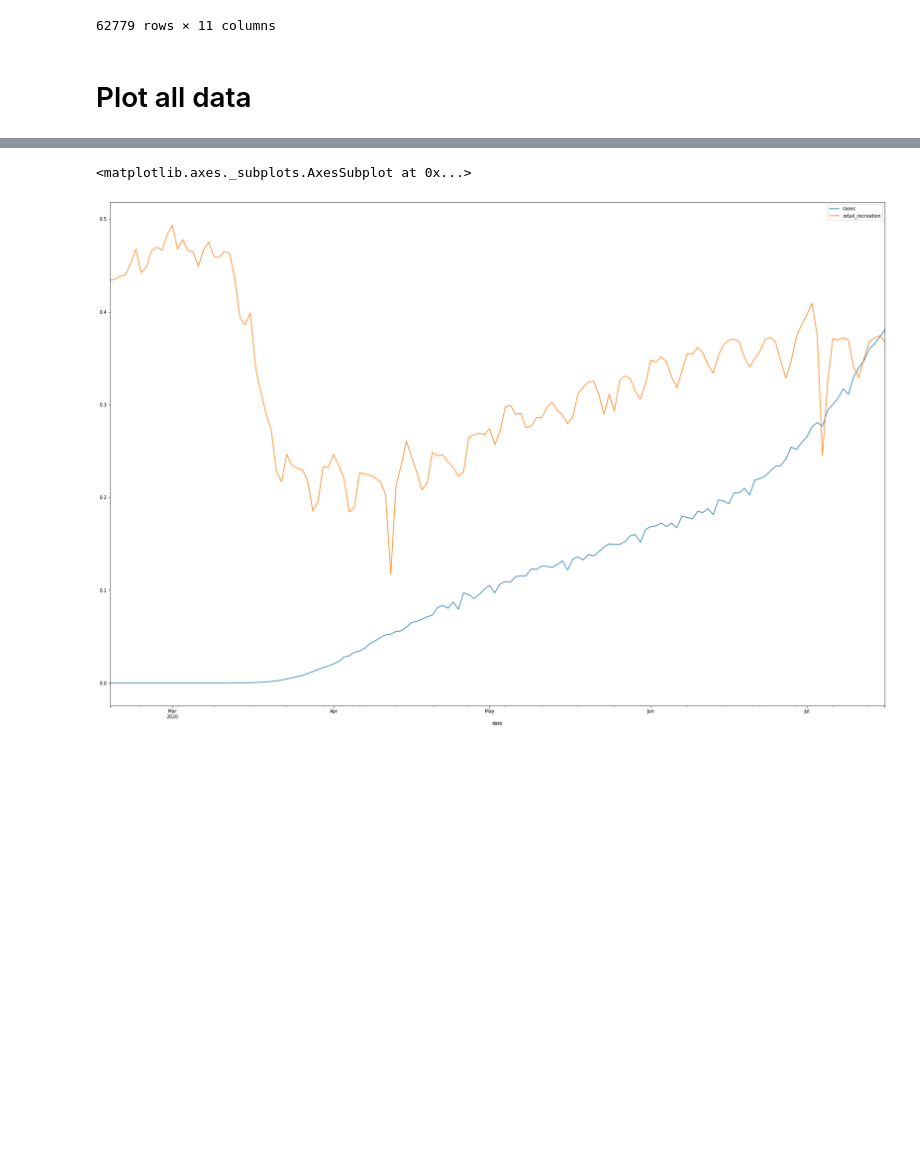
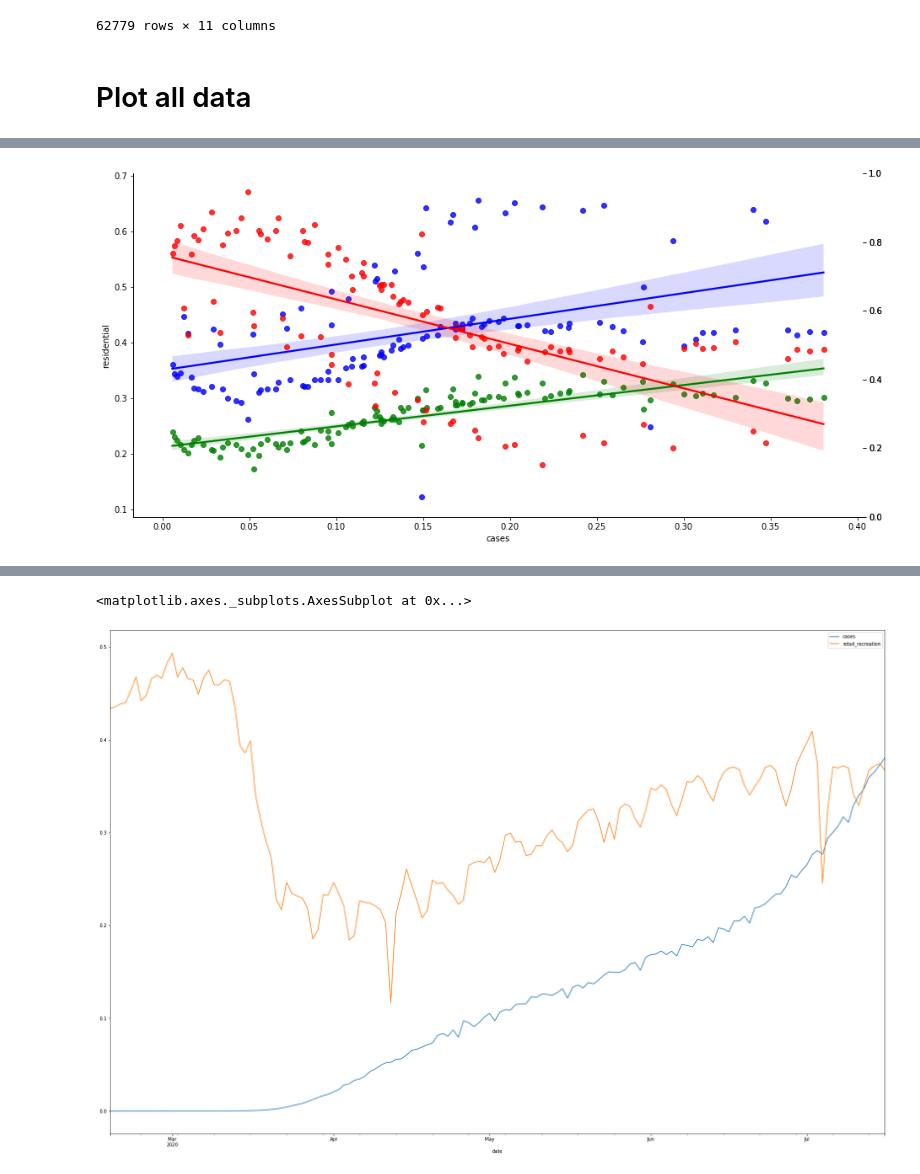
Before and after one commit to mirandaday16/covid_prevention_data_analysis, a Jupyter notebook: ziqi_xu/Comparison.ipynb, the cells around one changed output, grey strips where cells are left out. Saved outputs shown, nothing was run; the diff lists cells and outputs as text; code cells hidden in the pictures; blank space fills up the shorter version.

```diff
--- a/ziqi_xu/Comparison.ipynb
+++ b/ziqi_xu/Comparison.ipynb
@@ -134,0 +169,12 @@ all_normalized
+# %%
+# Plot the relationship between number of cases and workplaces, transit and residential mobility
+fig, ax = plt.subplots()
+fig.set_size_inches(15.5, 7.5)
+sns.regplot(all_normalized['cases'], all_normalized['workplaces'], color='b', ax=ax)
+ax2 = ax.twinx()
+sns.regplot(all_normalized['cases'], all_normalized['transit'], ax=ax, color='g')
+ax2 = ax.twinx()
+sns.regplot(all_normalized['cases'], all_normalized['residential'], ax=ax, color='r')
+sns.despine()
+# %% [output]
+[figure, added]
```
Also changed, not shown: parts of 14 cells of this notebook.
